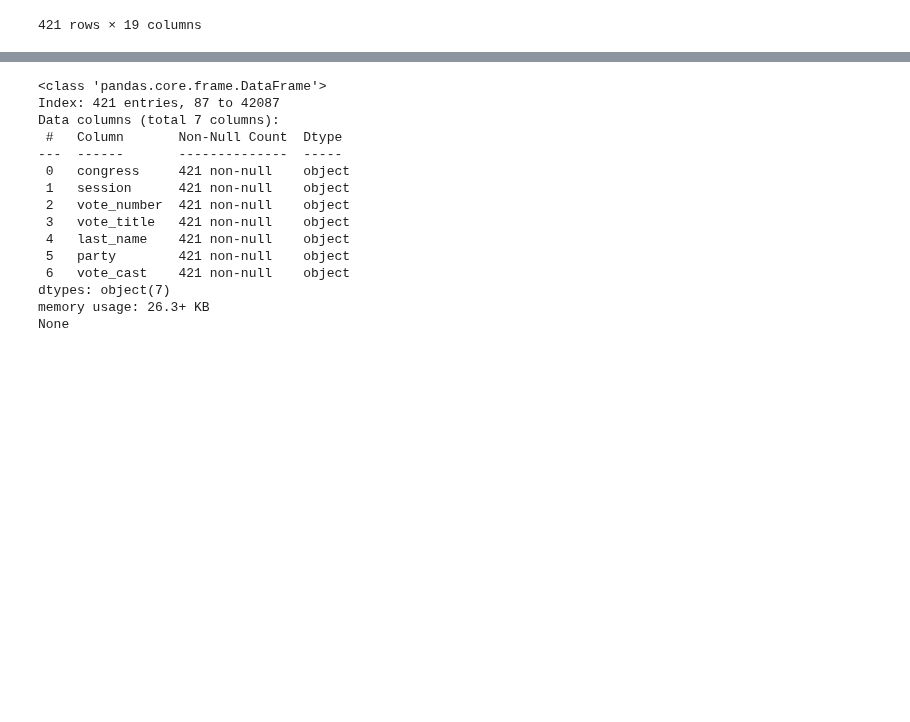
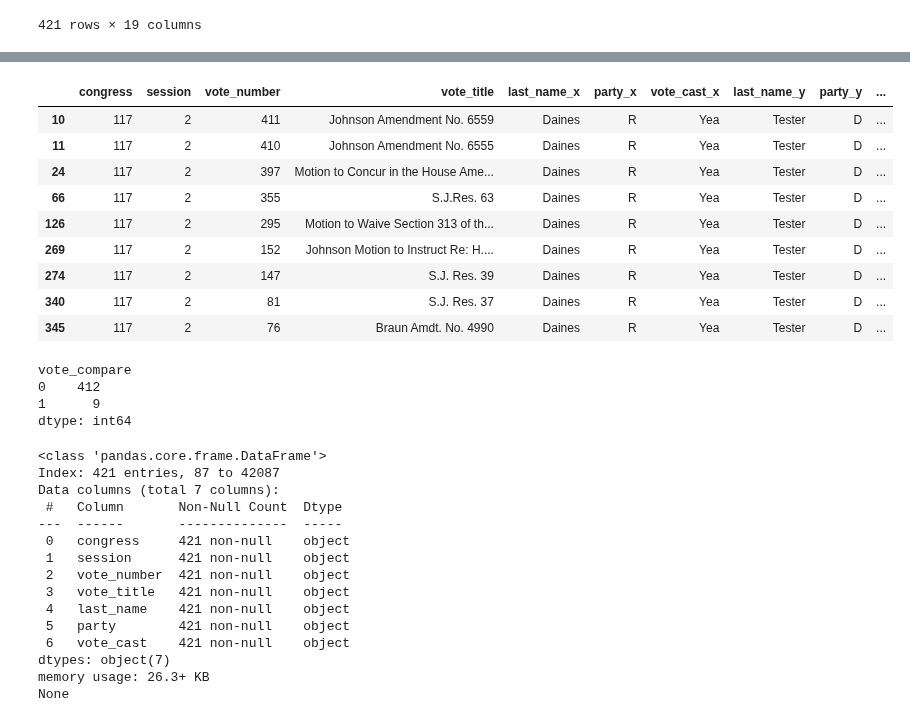
Before and after one commit to sledhead/simple_python, a Jupyter notebook: webpage_scrap.ipynb, the cells around one changed output, grey strips where cells are left out. Cells and saved outputs as stored; diff of their text form; code cells hidden in the pictures; blank space fills up the shorter version.

```diff
--- a/webpage_scrap.ipynb
+++ b/webpage_scrap.ipynb
@@ -332,3 +332,5 @@ display(sub_set_senators)
 | 419 | 117 | 2 | 2 | Confirmation: Anne A. Witkowsky, ... | Daines | R | Nay | Tester | D | ... |
 | 420 | 117 | 2 | 1 | Motion to Invoke Cloture: Anne A.... | Daines | R | Nay | Tester | D | ... |
 421 rows × 19 columns
+# %%
+sub_set_senators['vote_compare'] = np.where( ((sub_set_senators['vote_cast_x'] == sub_set_senators['vote_cast_y']) & (sub_set_senators['vote_cast_y'] != sub_set_senators['vote_cast_v'])), 1 , 0)
@@ -335,3 +355,24 @@ display(sub_set_senators)
+# %%
+slim_set = sub_set_senators[sub_set_senators.vote_compare == 1]
+display(slim_set)
+# %% [output]
+|  | congress | session | vote_number | vote_title | last_name_x | party_x | vote_cast_x | last_name_y | party_y | ... |
+| 10 | 117 | 2 | 411 | Johnson Amendment No. 6559 | Daines | R | Yea | Tester | D | ... |
+| 11 | 117 | 2 | 410 | Johnson Amendment No. 6555 | Daines | R | Yea | Tester | D | ... |
+| 24 | 117 | 2 | 397 | Motion to Concur in the House Ame... | Daines | R | Yea | Tester | D | ... |
+| 66 | 117 | 2 | 355 | S.J.Res. 63 | Daines | R | Yea | Tester | D | ... |
+| 126 | 117 | 2 | 295 | Motion to Waive Section 313 of th... | Daines | R | Yea | Tester | D | ... |
+| 269 | 117 | 2 | 152 | Johnson Motion to Instruct Re: H.... | Daines | R | Yea | Tester | D | ... |
+| 274 | 117 | 2 | 147 | S.J. Res. 39 | Daines | R | Yea | Tester | D | ... |
+| 340 | 117 | 2 | 81 | S.J. Res. 37 | Daines | R | Yea | Tester | D | ... |
+| 345 | 117 | 2 | 76 | Braun Amdt. No. 4990 | Daines | R | Yea | Tester | D | ... |
+# %%
+print(sp_compare_df.size())
+# %% [output]
+vote_compare
+0    412
+1      9
+dtype: int64
 # %%
 print(senate_single.info())
 display(senate_single)
```
Also changed, not shown: parts of 2 cells of this notebook.
